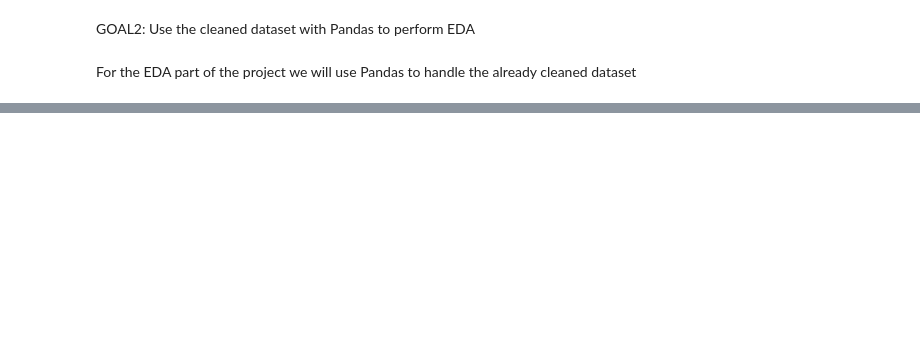
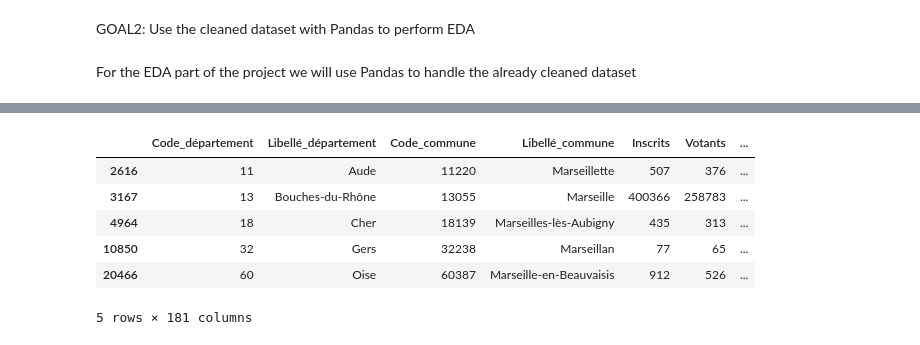
Before and after one commit to RonanRibouletPython/Data_Analysis_Job_Prep, a Jupyter notebook: Notebooks/EDA_Election_2024.ipynb, the cells around one changed output, grey strips where cells are left out. Saved outputs shown, nothing was run; the diff lists cells and outputs as text; code cells hidden in the pictures; blank space fills up the shorter version.

Commit message:
start EDA

```diff
--- a/Notebooks/EDA_Election_2024.ipynb
+++ b/Notebooks/EDA_Election_2024.ipynb
@@ -24,0 +155,10 @@ df.head(5)
+# %%
+df[df["Libellé_commune"].str.startswith("Marse")].head()
+# %% [output]
+|  | Code_département | Libellé_département | Code_commune | Libellé_commune | Inscrits | Votants | ... |
+| 2616 | 11 | Aude | 11220 | Marseillette | 507 | 376 | ... |
+| 3167 | 13 | Bouches-du-Rhône | 13055 | Marseille | 400366 | 258783 | ... |
+| 4964 | 18 | Cher | 18139 | Marseilles-lès-Aubigny | 435 | 313 | ... |
+| 10850 | 32 | Gers | 32238 | Marseillan | 77 | 65 | ... |
+| 20466 | 60 | Oise | 60387 | Marseille-en-Beauvaisis | 912 | 526 | ... |
+5 rows × 181 columns
```
Also changed, not shown: parts of 14 cells of this notebook.
